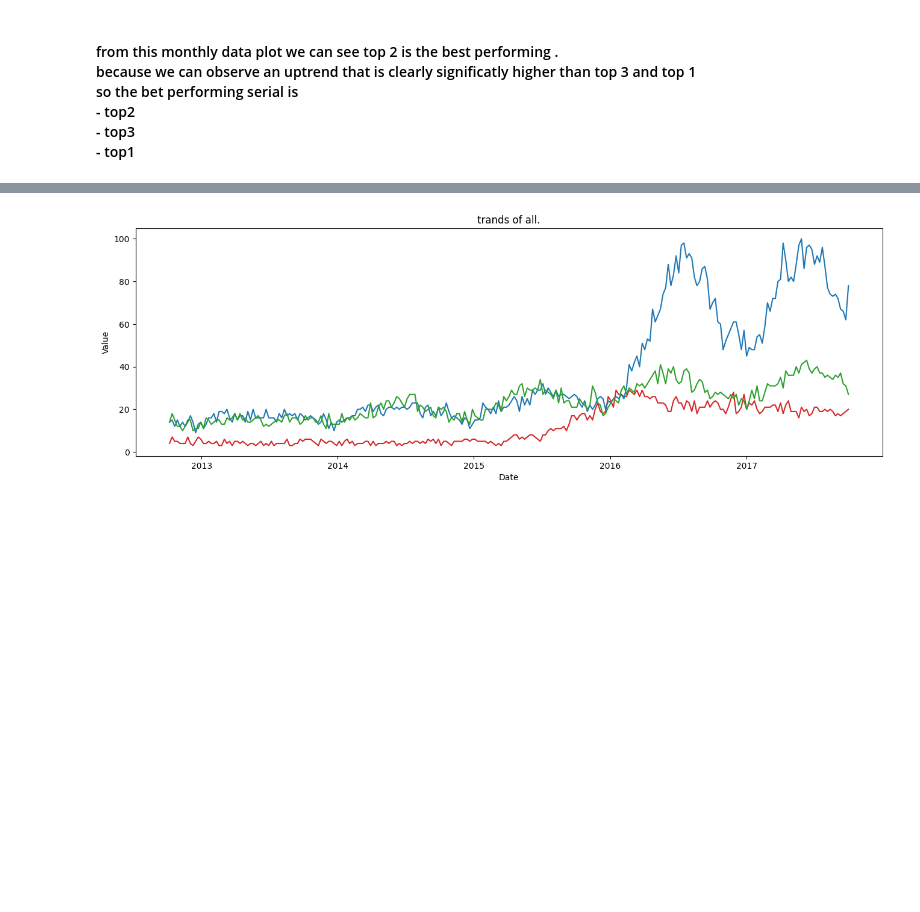
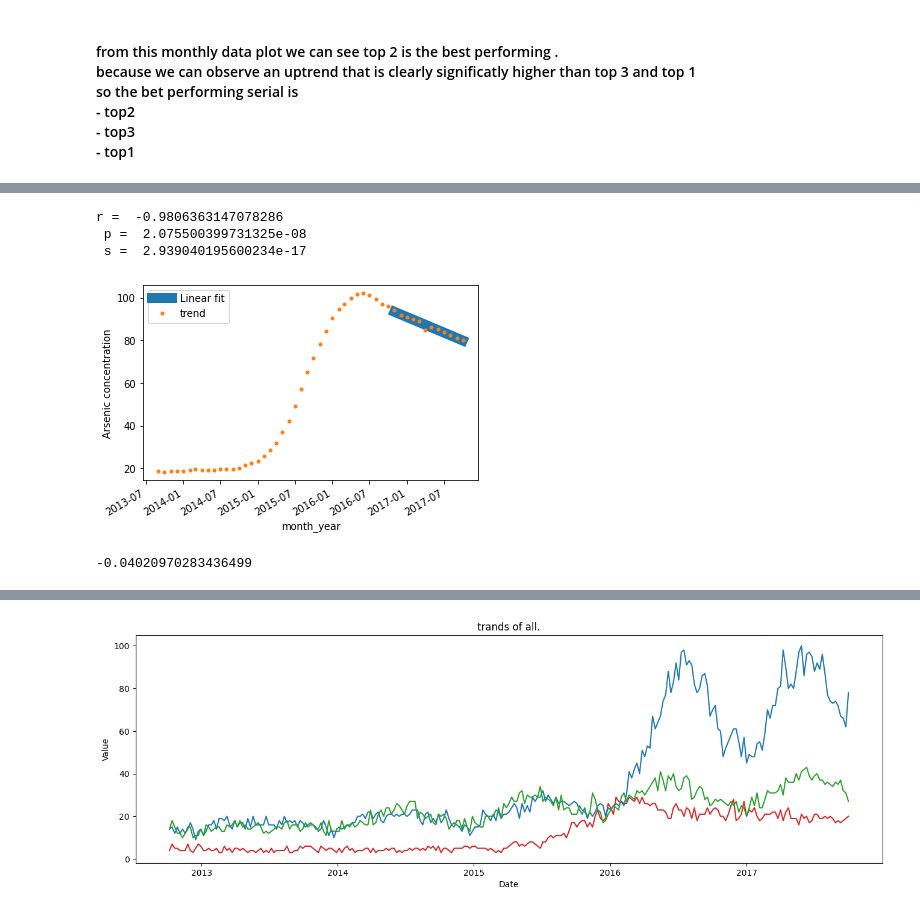
Before and after one commit to akib1162100/data_science_challenge, a Jupyter notebook: DS_challenge.ipynb, the cells around one changed output, grey strips where cells are left out. Saved outputs shown, nothing was run; the diff lists cells and outputs as text; code cells hidden in the pictures; blank space fills up the shorter version.

```diff
--- a/DS_challenge.ipynb
+++ b/DS_challenge.ipynb
@@ -36,0 +101,30 @@ plt.show()
+# %%
+import scipy.stats as sp
+y=np.array(trend4[-12:].values, dtype=float)
+x=np.array(pd.to_datetime(trend4[-12:].index).values, dtype=float)
+# %%
+slope, intercept, r_value, p_value, std_err =sp.linregress(x,y)
+xf = np.linspace(min(x),max(x),100)
+xf1 = xf.copy()
+xf1 = pd.to_datetime(xf1)
+yf = (slope*xf)+intercept
+print('r = ', r_value, '\n', 'p = ', p_value, '\n', 's = ', std_err)
+# %% [output]
+r =  -0.9806363147078286
+ p =  2.075500399731325e-08
+ s =  2.939040195600234e-17
+# %%
+f, ax = plt.subplots(1, 1)
+ax.plot(xf1, yf,label='Linear fit', lw=10)
+trend4[-50:].plot(ax=ax,marker='.', ls='')
+plt.ylabel('Arsenic concentration')
+ax.legend();
+# %% [output]
+[figure, added]
+# %%
+import datetime as dt
+x1=np.array(pd.to_datetime(trend4[-12:].index).map(dt.datetime.toordinal), dtype=float)
+slope1, intercept, r_value, p_value, std_err =sp.linregress(x1,y)
+print(slope1)
+# %% [output]
+-0.04020970283436499
```
Also changed, not shown: parts of 10 cells of this notebook.
